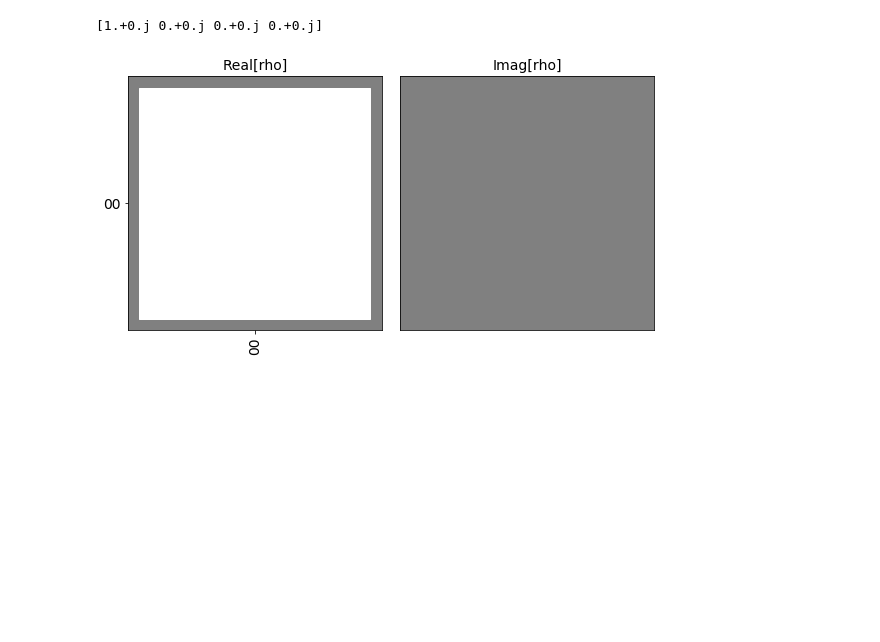
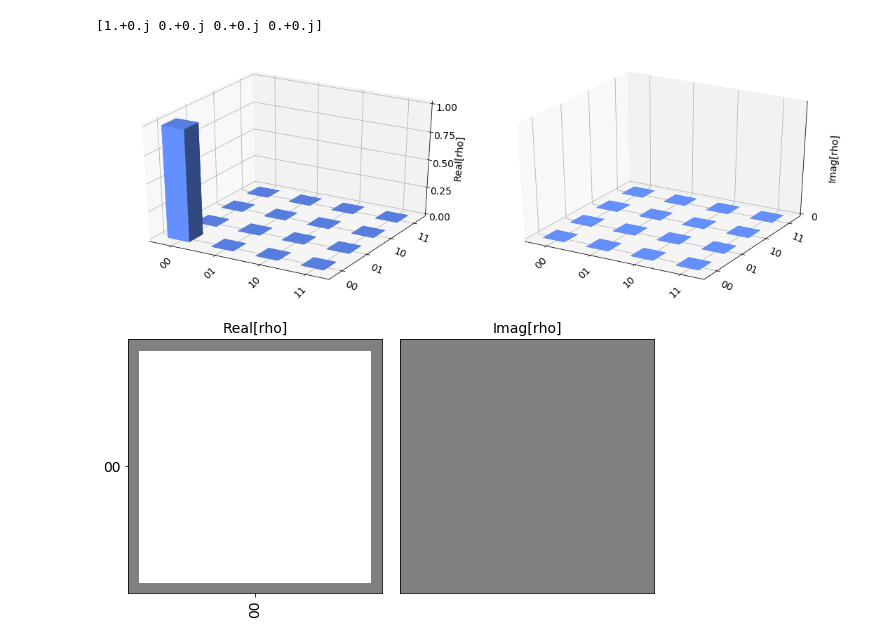
Before and after one commit to Syed-Al-Khwarizmi/Quantum-Computing-Implementations, a Jupyter notebook: Introductory Quantum Circuits and Perceptron implementations.ipynb, the cells around one changed output. Saved outputs shown, nothing was run; the diff lists cells and outputs as text; code cells hidden in the pictures; blank space fills up the shorter version.

```diff
--- a/Introductory Quantum Circuits and Perceptron implementations.ipynb
+++ b/Introductory Quantum Circuits and Perceptron implementations.ipynb
@@ -102,5 +112,5 @@ qperp.draw(output='mpl')
 # %%
-job = execute(qperp, backend, shots=2)
+job = execute(qperp, backend, shots=1024)
 # %%
 result = job.result()
 # %%
@@ -114,3 +122,7 @@ print(outputstate)
+# %%
+visualization.plot_state_city(outputstate)
+# %% [output]
+[figure, added]
 # %%
 visualization.plot_state_hinton(outputstate)
 # %% [output]
```
Also changed, not shown: parts of 11 cells of this notebook.
